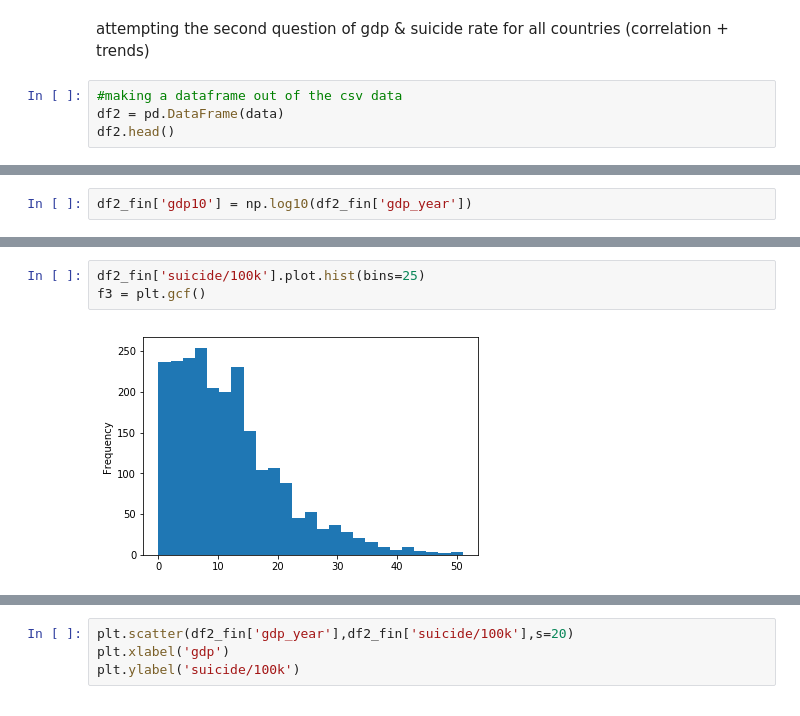
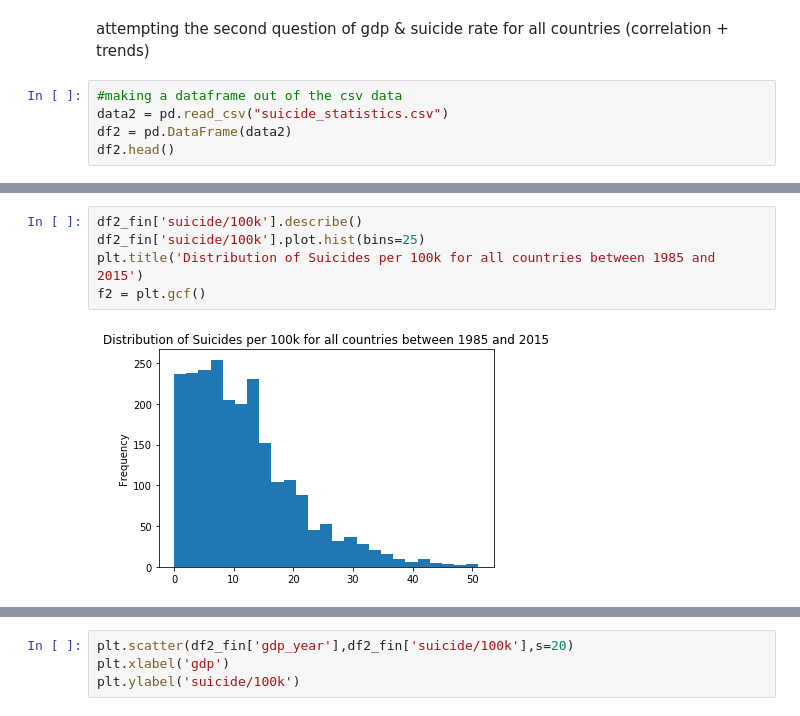
Before and after one commit to mahibhosain/suicide-analysis, a Jupyter notebook: suicide-analysis.ipynb, the cells around one changed output, grey strips where cells are left out. Cells and saved outputs as stored; diff of their text form.

Commit message:
Added graphs and finish stat test

```diff
--- a/suicide-analysis.ipynb
+++ b/suicide-analysis.ipynb
@@ -69,7 +120,8 @@ hdi_suicide
 attempting the second question of gdp & suicide rate for all countries (correlation + trends)
 # %%
 #making a dataframe out of the csv data
-df2 = pd.DataFrame(data)
+data2 = pd.read_csv("suicide_statistics.csv")
+df2 = pd.DataFrame(data2)
 df2.head()
 # %% [output]
 |  | country | year | sex | age | suicides_no | population | suicides/100k pop | country-year | ... |
@@ -285,2 +220,0 @@ f1 = plt.gcf()
-# %%
-df2_fin['gdp10'] = np.log10(df2_fin['gdp_year'])
@@ -304,5 +221,7 @@ Name: suicide/100k, dtype: float64
 # %%
+df2_fin['suicide/100k'].describe()
 df2_fin['suicide/100k'].plot.hist(bins=25)
-f3 = plt.gcf()
+plt.title('Distribution of Suicides per 100k for all countries between 1985 and 2015')
+f2 = plt.gcf()
 # %% [output]
-[figure, old version]
+[figure, new version]
```
Also changed, not shown: parts of 41 cells of this notebook.
